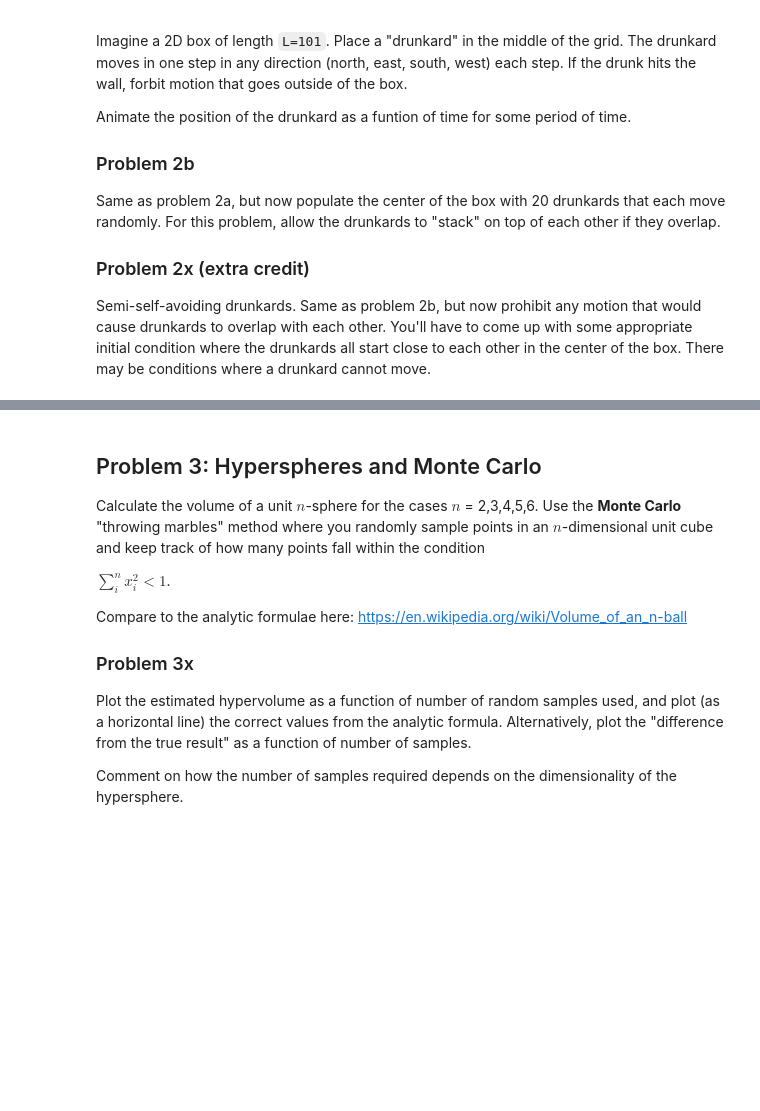
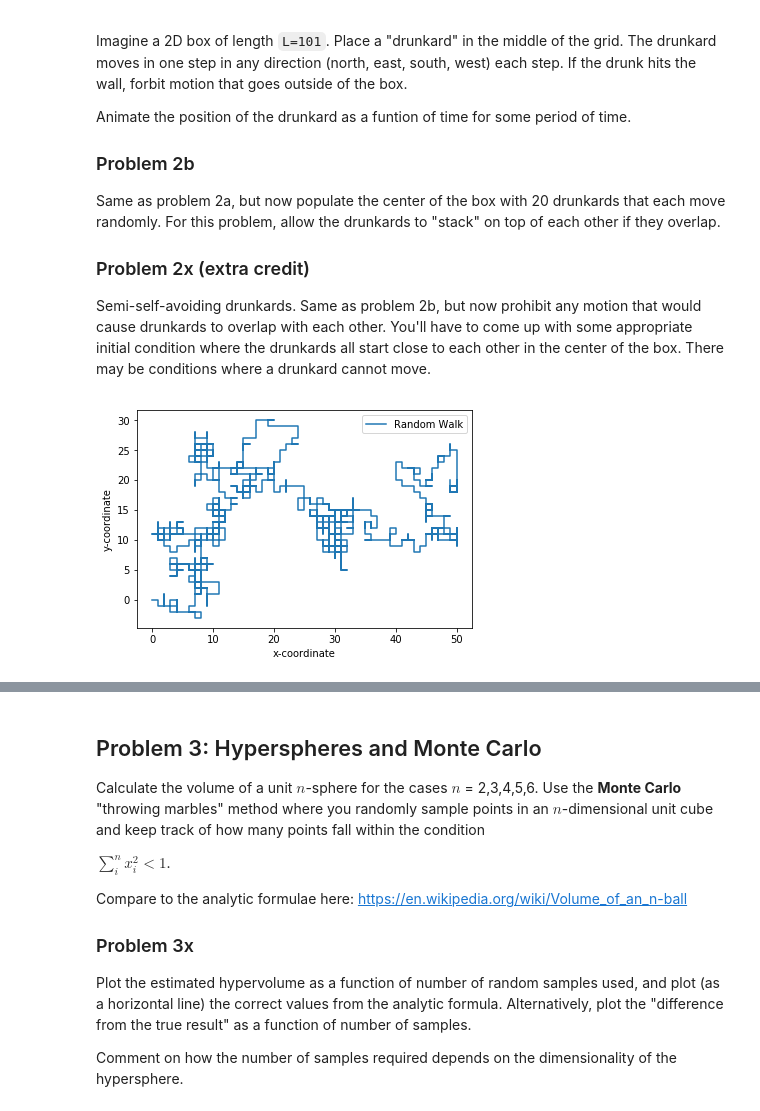
Before and after one commit to udarg001/P177_Homework, a Jupyter notebook: Homework06-master/Homework 6.ipynb, the cells around one changed output, grey strips where cells are left out. Saved outputs shown, nothing was run; the diff lists cells and outputs as text; code cells hidden in the pictures; blank space fills up the shorter version.

```diff
--- a/Homework06-master/Homework 6.ipynb
+++ b/Homework06-master/Homework 6.ipynb
@@ -293,0 +344,8 @@ Semi-self-avoiding drunkards. Same as problem 2b, but now prohibit any motion th
+# %%
+plt.plot(x_position,y_position,label='Random Walk')
+plt.xlabel('x-coordinate')
+plt.ylabel('y-coordinate')
+plt.legend()
+plt.show()
+# %% [output]
+[figure, added]
```
Also changed, not shown: parts of 5 cells of this notebook.
